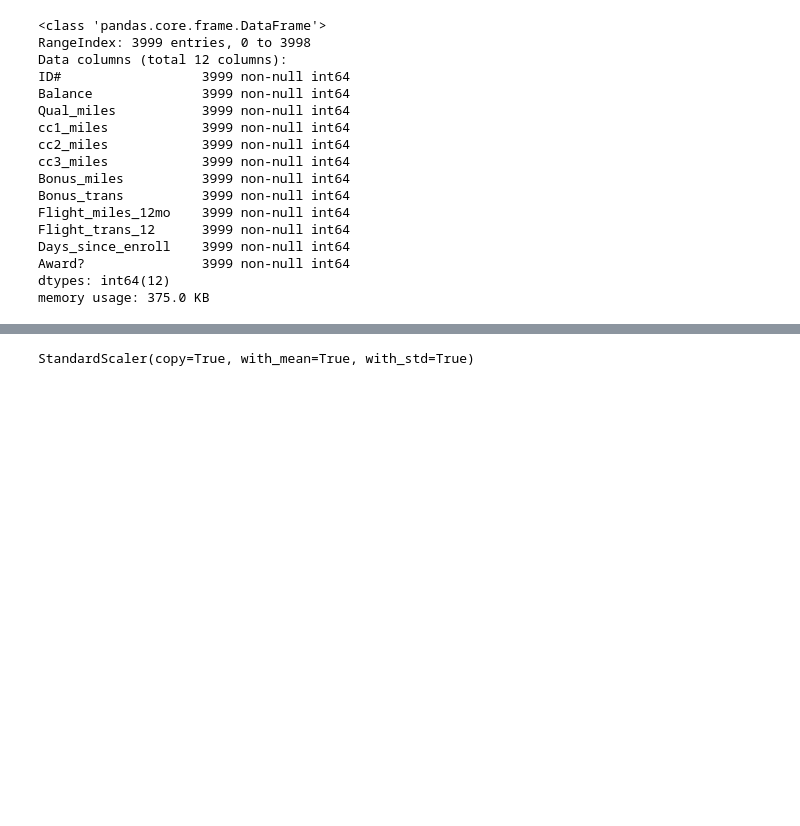
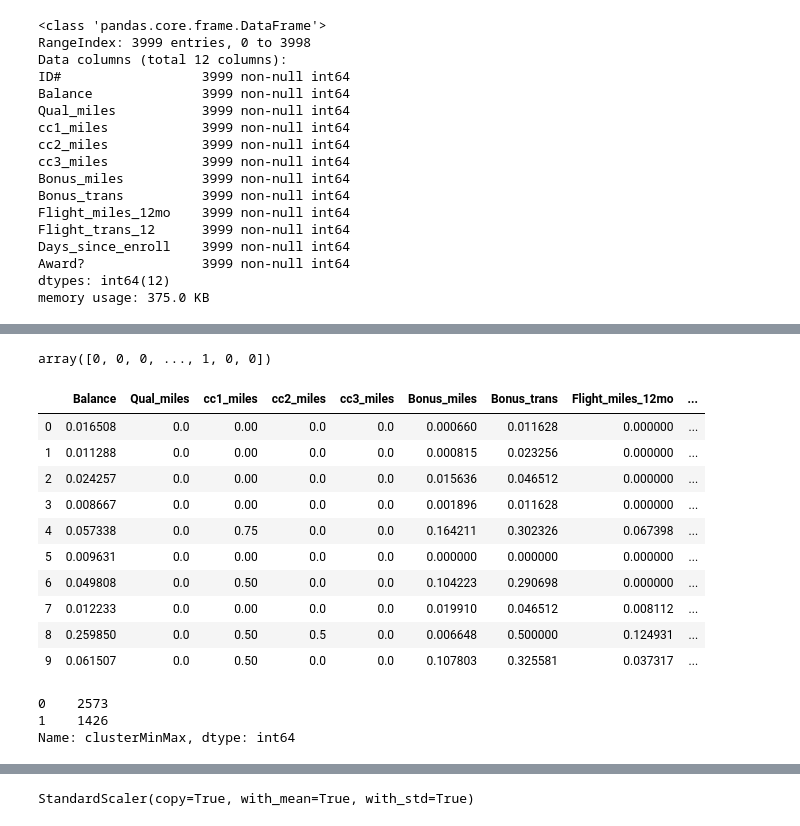
Before and after one commit to Tusharbagul/Machine-Learning, a Jupyter notebook: Clustering/EastWestAirlines.ipynb, the cells around one changed output, grey strips where cells are left out. Drawn from its saved outputs; the diff is of its cells as text; code cells hidden in the pictures; blank space fills up the shorter version.

```diff
--- a/Clustering/EastWestAirlines.ipynb
+++ b/Clustering/EastWestAirlines.ipynb
@@ -68,0 +94,4 @@ df.drop(['ID#'], axis=1, inplace=True)
+# %%
+scaled_MinMax = scalerMinMax.transform(df1)
+# %%
+df_scaled_MinMax = pd.DataFrame(scaled_MinMax, columns=df1.columns)
@@ -68,0 +112,26 @@ df.drop(['ID#'], axis=1, inplace=True)
+# %%
+kmeans.labels_
+# %% [output]
+array([0, 0, 0, ..., 1, 0, 0])
+# %%
+#Adding cluster column
+df_scaled_MinMax['clusterMinMax'] = y_pred_MinMax
+df_scaled_MinMax.head(10)
+# %% [output]
+|  | Balance | Qual_miles | cc1_miles | cc2_miles | cc3_miles | Bonus_miles | Bonus_trans | Flight_miles_12mo | ... |
+| 0 | 0.016508 | 0.0 | 0.00 | 0.0 | 0.0 | 0.000660 | 0.011628 | 0.000000 | ... |
+| 1 | 0.011288 | 0.0 | 0.00 | 0.0 | 0.0 | 0.000815 | 0.023256 | 0.000000 | ... |
+| 2 | 0.024257 | 0.0 | 0.00 | 0.0 | 0.0 | 0.015636 | 0.046512 | 0.000000 | ... |
+| 3 | 0.008667 | 0.0 | 0.00 | 0.0 | 0.0 | 0.001896 | 0.011628 | 0.000000 | ... |
+| 4 | 0.057338 | 0.0 | 0.75 | 0.0 | 0.0 | 0.164211 | 0.302326 | 0.067398 | ... |
+| 5 | 0.009631 | 0.0 | 0.00 | 0.0 | 0.0 | 0.000000 | 0.000000 | 0.000000 | ... |
+| 6 | 0.049808 | 0.0 | 0.50 | 0.0 | 0.0 | 0.104223 | 0.290698 | 0.000000 | ... |
+| 7 | 0.012233 | 0.0 | 0.00 | 0.0 | 0.0 | 0.019910 | 0.046512 | 0.008112 | ... |
+| 8 | 0.259850 | 0.0 | 0.50 | 0.5 | 0.0 | 0.006648 | 0.500000 | 0.124931 | ... |
+| 9 | 0.061507 | 0.0 | 0.50 | 0.0 | 0.0 | 0.107803 | 0.325581 | 0.037317 | ... |
+# %%
+df_scaled_MinMax['clusterMinMax'].value_counts()
+# %% [output]
+0    2573
+1    1426
+Name: clusterMinMax, dtype: int64
```
Also changed, not shown: parts of 28 cells of this notebook.
